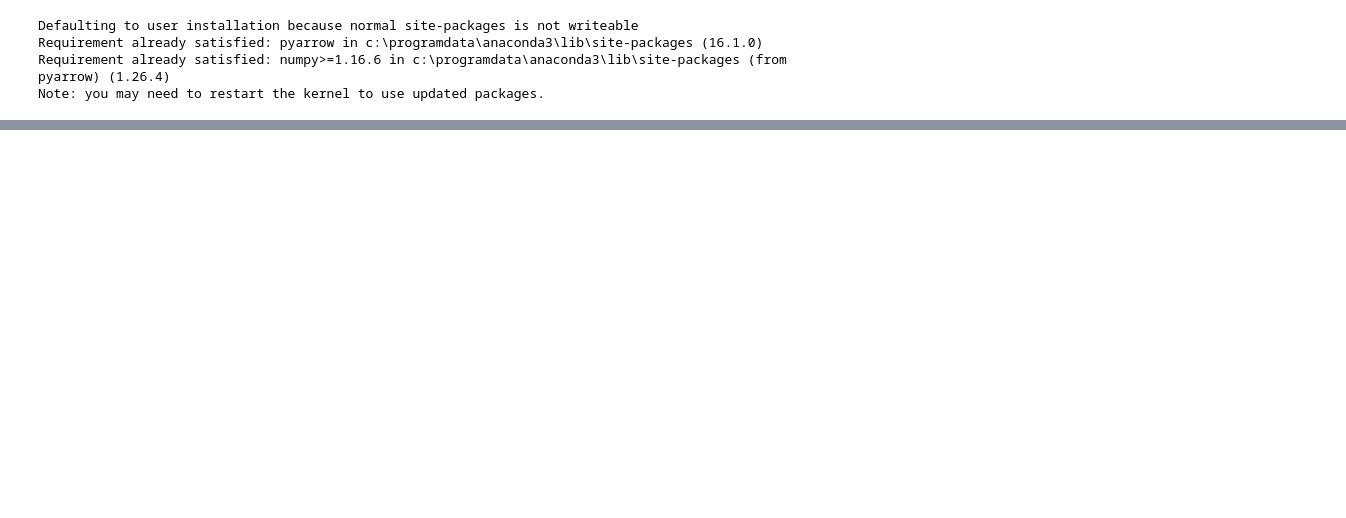
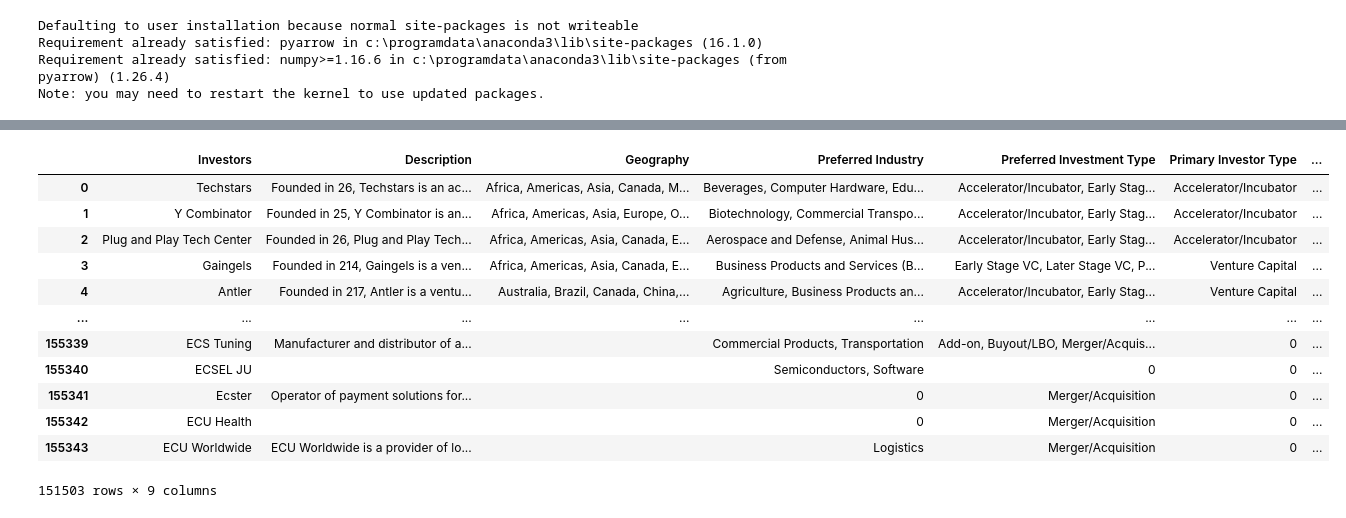
Before and after one commit to Eric-L-cloud/Capstone-Project, a Jupyter notebook: src/3_1_preprocessing_clearing.ipynb, the cells around one changed output, grey strips where cells are left out. Saved outputs shown, nothing was run; the diff lists cells and outputs as text; code cells hidden in the pictures; blank space fills up the shorter version.

```diff
--- a/src/3_1_preprocessing_clearing.ipynb
+++ b/src/3_1_preprocessing_clearing.ipynb
@@ -100,2 +104,25 @@ memory usage: 177.8+ MB
 # %%
-combined_df.drop(columns=['Primary Contact'], inplace=True, errors='ignore')
+combined_df = combined_df.drop(columns=['Primary Contact'])
+# %%
+#'Primary Contact' # useless unless the contact need analysis.
+#'Description' #useless unless the description need analysis. the description is not unique
+combined_df = combined_df.drop_duplicates(subset=['Investors',   'Geography',
+       'Preferred Industry', 'Preferred Investment Type',
+       'Primary Investor Type'])
+# %%
+combined_df = combined_df[~combined_df['Description'].str.startswith('www.')]
+combined_df
+# %% [output]
+|  | Investors | Description | Geography | Preferred Industry | Preferred Investment Type | Primary Investor Type | ... |
+| 0 | Techstars | Founded in 26, Techstars is an ac... | Africa, Americas, Asia, Canada, M... | Beverages, Computer Hardware, Edu... | Accelerator/Incubator, Early Stag... | Accelerator/Incubator | ... |
+| 1 | Y Combinator | Founded in 25, Y Combinator is an... | Africa, Americas, Asia, Europe, O... | Biotechnology, Commercial Transpo... | Accelerator/Incubator, Early Stag... | Accelerator/Incubator | ... |
+| 2 | Plug and Play Tech Center | Founded in 26, Plug and Play Tech... | Africa, Americas, Asia, Canada, E... | Aerospace and Defense, Animal Hus... | Accelerator/Incubator, Early Stag... | Accelerator/Incubator | ... |
+| 3 | Gaingels | Founded in 214, Gaingels is a ven... | Africa, Americas, Asia, Canada, E... | Business Products and Services (B... | Early Stage VC, Later Stage VC, P... | Venture Capital | ... |
+| 4 | Antler | Founded in 217, Antler is a ventu... | Australia, Brazil, Canada, China,... | Agriculture, Business Products an... | Accelerator/Incubator, Early Stag... | Venture Capital | ... |
+| ... | ... | ... | ... | ... | ... | ... | ... |
+| 155339 | ECS Tuning | Manufacturer and distributor of a... |  | Commercial Products, Transportation | Add-on, Buyout/LBO, Merger/Acquis... | 0 | ... |
+| 155340 | ECSEL JU |  |  | Semiconductors, Software | 0 | 0 | ... |
+| 155341 | Ecster | Operator of payment solutions for... |  | 0 | Merger/Acquisition | 0 | ... |
+| 155342 | ECU Health |  |  | 0 | Merger/Acquisition | 0 | ... |
+| 155343 | ECU Worldwide | ECU Worldwide is a provider of lo... |  | Logistics | Merger/Acquisition | 0 | ... |
+151503 rows × 9 columns
```
Also changed, not shown: parts of 21 cells of this notebook, 3 other files.
